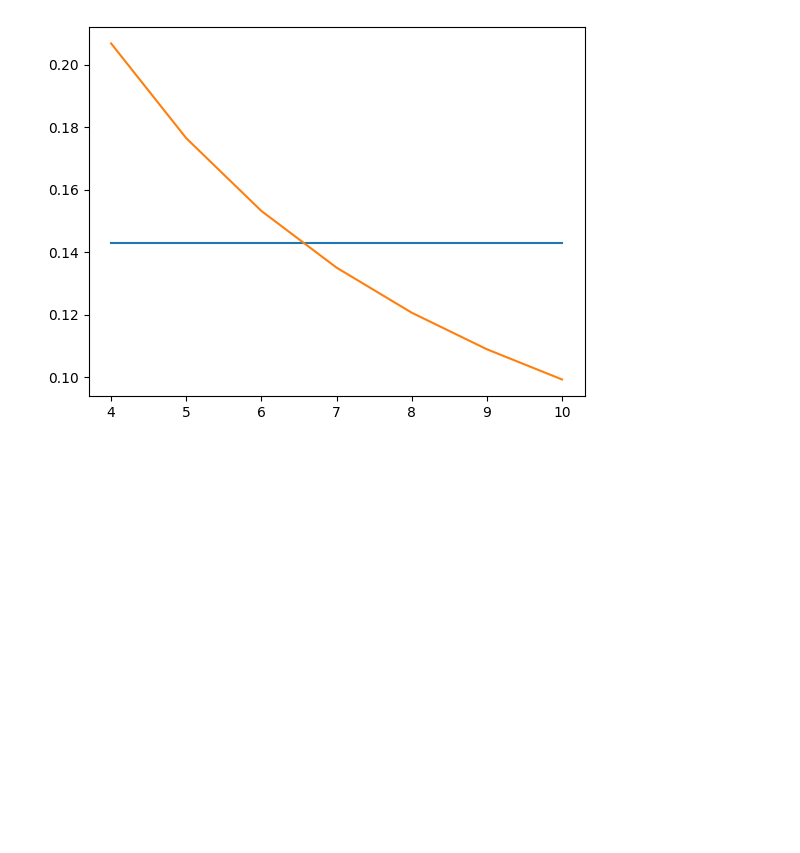
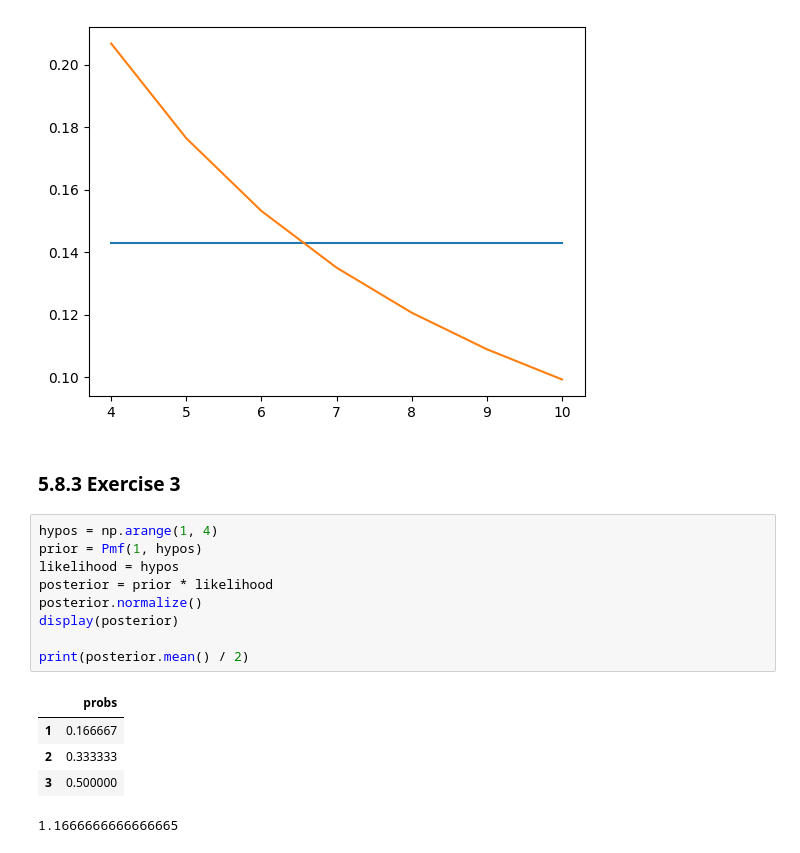
Before and after one commit to Xupeiyi/think-bayes, a Jupyter notebook: chapter5.ipynb, the cells around one changed output. Cells and saved outputs as stored; diff of their text form; blank space fills up the shorter version.

Commit message:
finished exercise 5.8.3

```diff
--- a/chapter5.ipynb
+++ b/chapter5.ipynb
@@ -41,3 +41,20 @@ posterior.plot(label='posterior')
 # %% [output]
 <Axes: >
 [figure]
+# %% [markdown]
+### 5.8.3 Exercise 3
+# %%
+hypos = np.arange(1, 4)
+prior = Pmf(1, hypos)
+likelihood = hypos
+posterior = prior * likelihood
+posterior.normalize()
+display(posterior)
+
+print(posterior.mean() / 2)
+# %% [output]
+|  | probs |
+| 1 | 0.166667 |
+| 2 | 0.333333 |
+| 3 | 0.500000 |
+1.1666666666666665
```
